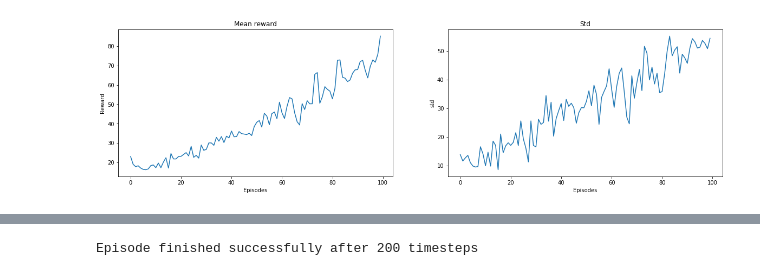
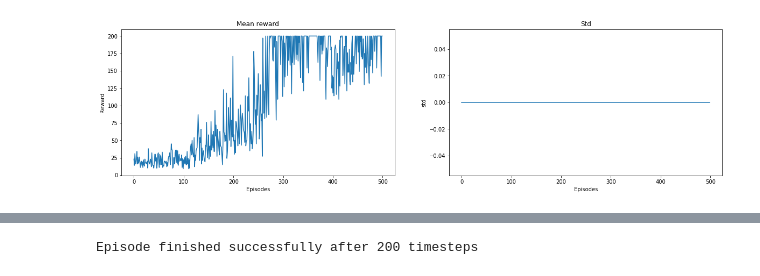
Before and after one commit to whathelll/Reinforcement-Learning, a Jupyter notebook: PolicyGradient/3-Cartpole_Actor_Critic.ipynb, the cells around one changed output, grey strips where cells are left out. Drawn from its saved outputs; the diff is of its cells as text; code cells hidden in the pictures.

```diff
--- a/PolicyGradient/3-Cartpole_Actor_Critic.ipynb
+++ b/PolicyGradient/3-Cartpole_Actor_Critic.ipynb
@@ -26,10 +64,13 @@ from utils.plotting import RewardHistory
 class LinearModel(tf.keras.Model):
     def __init__(self):
         super(LinearModel, self).__init__()
-        self.dense1 = tf.keras.layers.Dense(units=2, activation=tf.nn.softmax)
+        self.dense1 = tf.keras.layers.Dense(units=128, activation=tf.nn.tanh)
+        self.dense2 = tf.keras.layers.Dense(units=2, activation=tf.nn.softmax)
 
-    def call(self, input):
-        result = self.dense1(input)
+    def call(self, inputs):
+        result = inputs
+        result = self.dense1(inputs)
+        result = self.dense2(result)
         return result
 
 
@@ -65,7 +106,7 @@ print("result:", result)
 
 optimizer = tf.train.AdamOptimizer(learning_rate=0.01)
 
-num_epochs = 5
+num_epochs = 10
 
 for epoch in range(num_epochs):
 
@@ -102,7 +143,7 @@ array([[0.47731766, 0.52268237],
 class ValueModel(tf.keras.Model):
     def __init__(self):
         super(ValueModel, self).__init__()
-        self.dense1 = tf.keras.layers.Dense(units=128, activation=tf.nn.relu)
+        self.dense1 = tf.keras.layers.Dense(units=128, activation=tf.nn.tanh)
         self.dense2 = tf.keras.layers.Dense(units=1)
 
     def call(self, inputs):
@@ -114,7 +155,7 @@ class ValueModel(tf.keras.Model):
 
     def loss(self, inputs, targets):
         y = self(inputs)
-        loss = tf.losses.mean_squared_error(targets, y)
+        loss = tf.losses.mean_squared_error(targets, y)/2.
 #         loss = tf.squared_difference(targets, y)
         return loss
 
@@ -139,7 +180,7 @@ print("result:", result)
 
 optimizer = tf.train.AdamOptimizer(learning_rate=0.01)
 
-num_epochs = 5
+num_epochs = 50
 
 for epoch in range(num_epochs):
 
@@ -168,79 +284,86 @@ array([[1.8894635],
 # %%
 class Agent():
-    def __init__(self):
-        self.env = gym.make('CartPole-v0')
+    def __init__(self, env=gym.make('CartPole-v0')):
+        self.env = env
         self.episode_durations = []
         self.episode_loss = []
         self.gamma = 0.99
         self.model = LinearModel()
         self.value_model = ValueModel()
-#         self.memory = PolicyGradientMemory()
-        self.action_optimizer = tf.train.AdamOptimizer(learning_rate=0.02)
-        self.value_optimizer = tf.train.AdamOptimizer(learning_rate=0.02)
+        self.memory = PolicyGradientMemory(gamma=self.gamma)
+        self.action_optimizer = tf.train.AdamOptimizer(learning_rate=0.002)
+        self.value_optimizer = tf.train.AdamOptimizer(learning_rate=0.002)
 
     def getAction(self, s):
-        s = tf.convert_to_tensor([s])
+        s = tf.convert_to_tensor([s], dtype=tf.float32)
         action_probability = self.model(s).numpy()
-#         print(action_probability)
         action = np.random.choice([0, 1], p=action_probability[0])
         return action
 
     def train(self, episodes=2):
-        all_returns = [[] for _ in range(200)]
         for i in range(episodes):
             s = self.env.reset()
-            steps = 0
+            episode_reward = 0
             while True:
                 action = self.getAction(s)
 
                 s_1, reward, done, info = self.env.step(action)
-#                 self.memory.append(Transition(s, action, reward))
-
-                s0 = tf.constant([s])
-                s1 = tf.constant([s_1])
-                r = tf.constant([reward])
-                a = tf.one_hot([action], depth=2, dtype="int32")
-                d = tf.constant([1 - done], dtype=tf.float32)
-
-                v = self.value_model(s0)
-                v_prime = self.value_model(s1)
-                y = r + self.gamma * d * v_prime
-#                 print(y.numpy(), v.numpy())
-                td_loss = y - v
-
-                self.value_model.train(self.value_optimizer, s0, y)
-                self.model.train(self.action_optimizer, s0, a, td_loss)
+                memory_done = done
+                # Cartpole specific as the 200 step shouldn't really be done from a calculation perspective
+                if self.env.spec.id == "CartPole-v0" and memory_done and episode_reward >= 199:
+                    memory_done = False
+                self.memory.append(Transition(s, action, s_1, reward, memory_done))
 
                 s = s_1
 
-                steps += 1
+                episode_reward += reward
                 if done:
                     break
 
-            self.episode_durations.append(steps)
 
-    def run(self):
-        self.env = gym.make('CartPole-v0')
+            self.episode_durations.append(episode_reward)
+
+            s0, a, s1, r, done = self.memory.sample()
+            s0 = tf.constant(s0, dtype=tf.float32)
+            a = tf.one_hot(a, depth=2, dtype=tf.int32)
+            s1 = tf.constant(s1, dtype=tf.float32)
+            r = tf.constant(r, dtype=tf.float32)
+            d = tf.expand_dims(tf.constant(1 - done, dtype=tf.float32), axis=1)
+
+            v = self.value_model(s0)
+            v_prime = self.value_model(s1)
+#             q = r + self.gamma * d * v_prime
+            Adv = r - v
+
+            self.value_model.train(self.value_optimizer, s0, r)
+            self.model.train(self.action_optimizer, s0, a, Adv)
+
+            self.memory.reset()
+
+
+    def run(self, env=gym.make('CartPole-v0')):
+        self.env = env
         s = self.env.reset()
         steps = 0
         while True:
             self.env.render()
             action = self.getAction(s)
             s_1, reward, done, info = self.env.step(action)
             s = s_1
             steps += 1
             if done:
                 print("Episode finished successfully after {} timesteps".format(steps))
                 break
         self.env.close()
 
 agent = Agent()
 
 reward_history = RewardHistory()
-for i in range(50):
+for i in range(1):
     agent = Agent()
-    agent.train(100)
+    agent.train(500)
     reward_history.append(agent.episode_durations)
+
 reward_history.plot()
 # %% [output]
-[figure, old version]
+[figure, new version]
```
Also changed, not shown: parts of 23 cells of this notebook.
